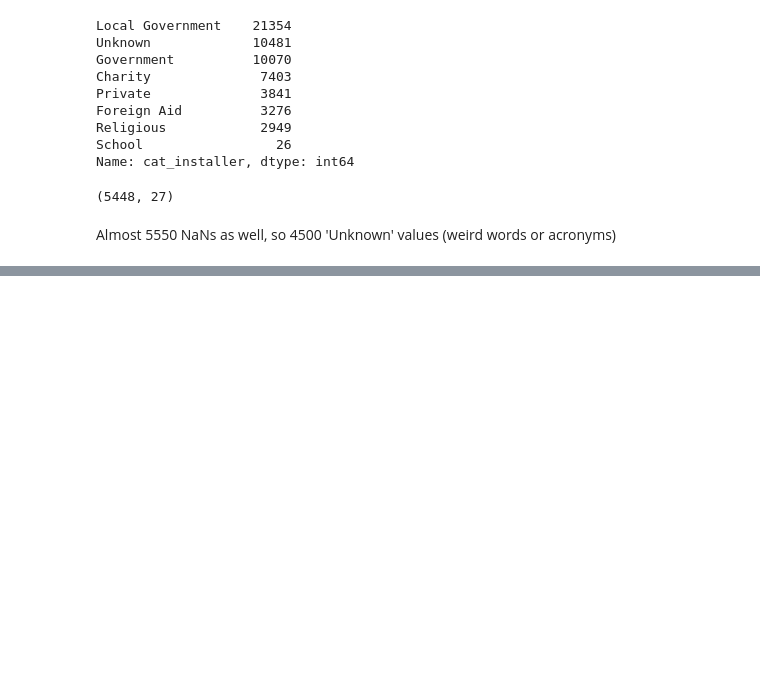
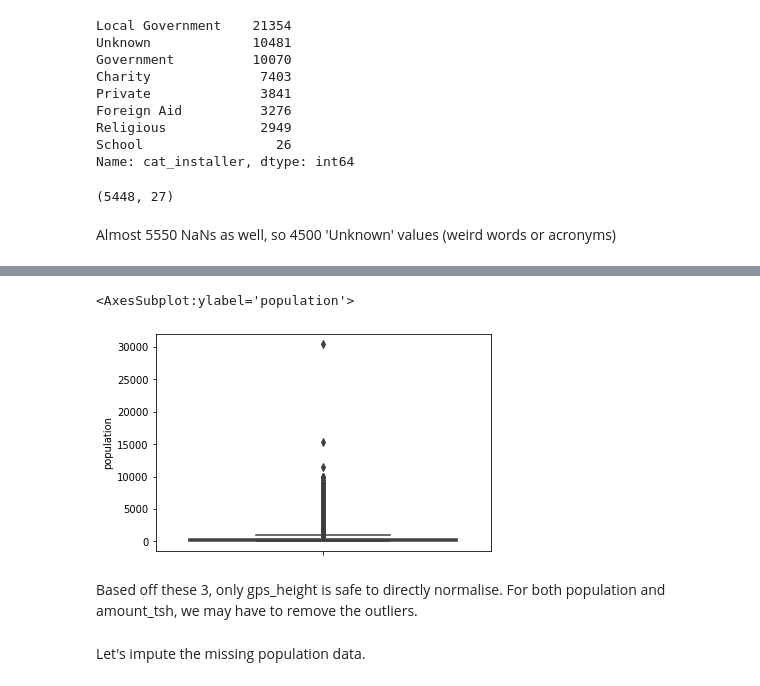
Before and after one commit to JasonErwin/dma-project, a Jupyter notebook: testing-notebooks/EDA.ipynb, the cells around one changed output, grey strips where cells are left out. Saved outputs shown, nothing was run; the diff lists cells and outputs as text; code cells hidden in the pictures; blank space fills up the shorter version.

```diff
--- a/testing-notebooks/EDA.ipynb
+++ b/testing-notebooks/EDA.ipynb
@@ -661,0 +692,9 @@ Almost 5550 NaNs as well, so 4500 'Unknown' values (weird words or acronyms)
+# %%
+sns.boxplot(data=df, y='population')
+# %% [output]
+<AxesSubplot:ylabel='population'>
+[figure, added]
+# %% [markdown]
+Based off these 3, only gps_height is safe to directly normalise. For both population and amount_tsh, we may have to remove the outliers.
+# %% [markdown]
+Let's impute the missing population data.
```
Also changed, not shown: parts of 10 cells of this notebook, 5 other files.
